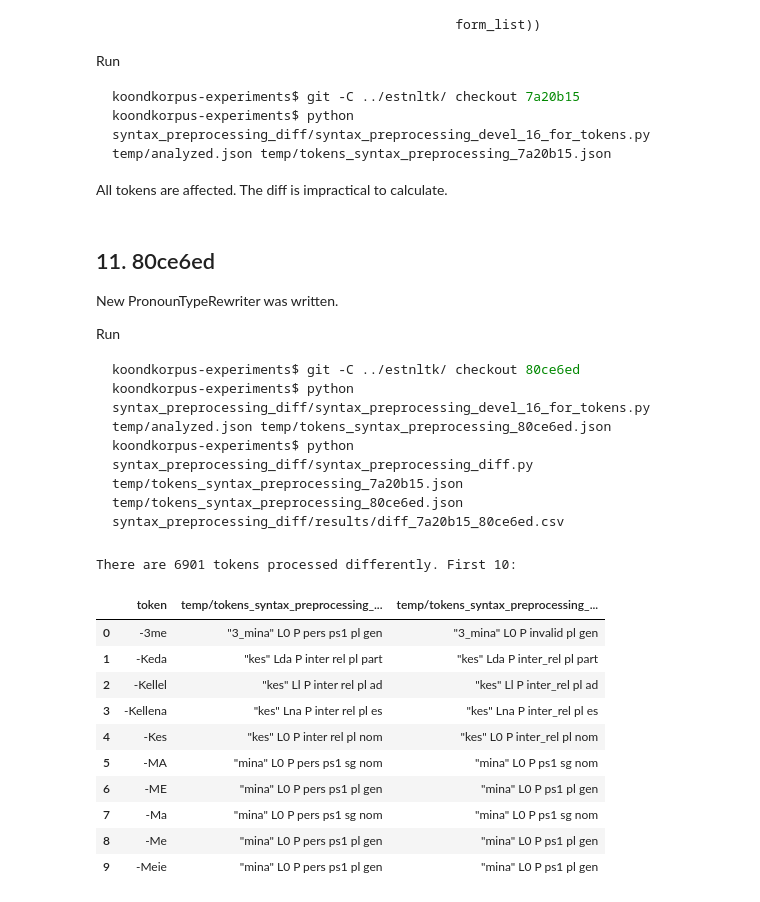
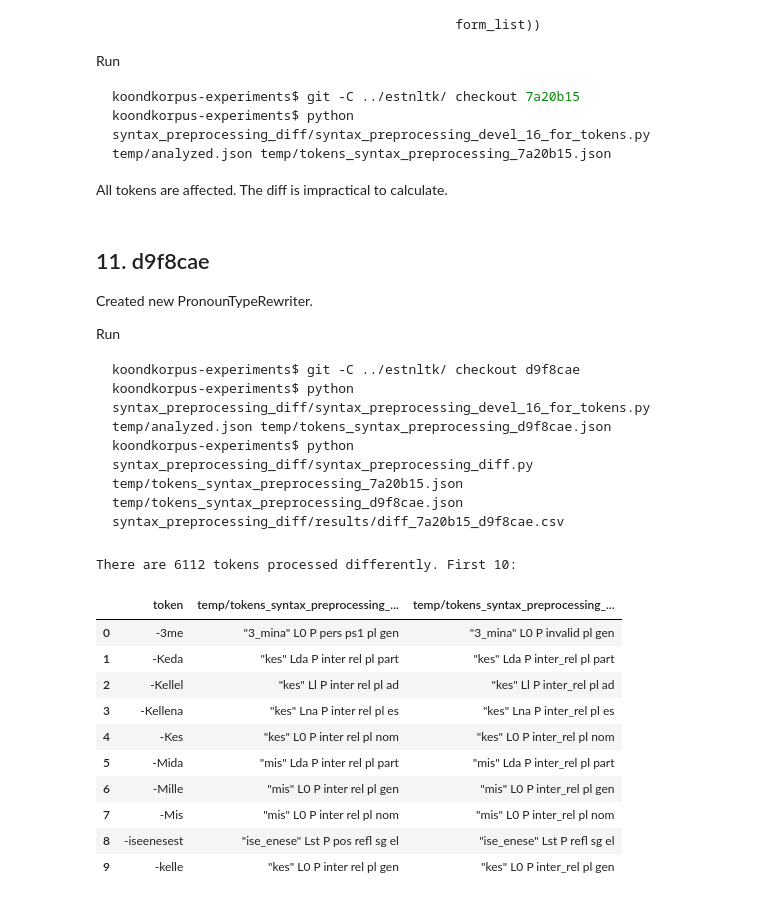
Before and after one commit to estnltk/koondkorpus-experiments, a Jupyter notebook: syntax_preprocessing_diff/syntax_preprocessing_diff.ipynb, the cells around one changed output. Cells and saved outputs as stored; diff of their text form; code cells hidden in the pictures.

Commit message:
new diff for updated PronounTypeRewriter

````diff
--- a/syntax_preprocessing_diff/syntax_preprocessing_diff.ipynb
+++ b/syntax_preprocessing_diff/syntax_preprocessing_diff.ipynb
@@ -12,3 +1,14 @@ def show_diff(file):
+# %%
+import pandas
+def show_diff(file):
+    df = pandas.DataFrame.from_csv(file, index_col=None)
+    if len(df) > 10:
+        print('There are', len(df), 'tokens processed differently. First 10:')
+    elif len(df):
+        print('There are', len(df), 'tokens processed differently:')
+    else:
+        print('No differences.')
+    return df[:10]
 # %% [markdown]
 # Syntax preprocessing diff
 
@@ -344,29 +344,29 @@ koondkorpus-experiments$ python syntax_preprocessing_diff/syntax_preprocessing_d
 ```
 All tokens are affected. The diff is impractical to calculate.
 # %% [markdown]
-## 11. 80ce6ed
+## 11. d9f8cae
 
-New PronounTypeRewriter was written.
+Created new PronounTypeRewriter.
 
 Run
 
 ```bash
-koondkorpus-experiments$ git -C ../estnltk/ checkout 80ce6ed
-koondkorpus-experiments$ python syntax_preprocessing_diff/syntax_preprocessing_devel_16_for_tokens.py temp/analyzed.json temp/tokens_syntax_preprocessing_80ce6ed.json
-koondkorpus-experiments$ python syntax_preprocessing_diff/syntax_preprocessing_diff.py temp/tokens_syntax_preprocessing_7a20b15.json temp/tokens_syntax_preprocessing_80ce6ed.json syntax_preprocessing_diff/results/diff_7a20b15_80ce6ed.csv
+koondkorpus-experiments$ git -C ../estnltk/ checkout d9f8cae
+koondkorpus-experiments$ python syntax_preprocessing_diff/syntax_preprocessing_devel_16_for_tokens.py temp/analyzed.json temp/tokens_syntax_preprocessing_d9f8cae.json
+koondkorpus-experiments$ python syntax_preprocessing_diff/syntax_preprocessing_diff.py temp/tokens_syntax_preprocessing_7a20b15.json temp/tokens_syntax_preprocessing_d9f8cae.json syntax_preprocessing_diff/results/diff_7a20b15_d9f8cae.csv
 ```
 # %%
-show_diff('results/diff_7a20b15_80ce6ed.csv')
+show_diff('results/diff_7a20b15_d9f8cae.csv')
 # %% [output]
-There are 6901 tokens processed differently. First 10:
+There are 6112 tokens processed differently. First 10:
 |  | token | temp/tokens_syntax_preprocessing_... | temp/tokens_syntax_preprocessing_... |
 | 0 | -3me | "3_mina" L0 P pers ps1 pl gen | "3_mina" L0 P invalid pl gen |
 | 1 | -Keda | "kes" Lda P inter rel pl part | "kes" Lda P inter_rel pl part |
 | 2 | -Kellel | "kes" Ll P inter rel pl ad | "kes" Ll P inter_rel pl ad |
 | 3 | -Kellena | "kes" Lna P inter rel pl es | "kes" Lna P inter_rel pl es |
 | 4 | -Kes | "kes" L0 P inter rel pl nom | "kes" L0 P inter_rel pl nom |
-| 5 | -MA | "mina" L0 P pers ps1 sg nom | "mina" L0 P ps1 sg nom |
-| 6 | -ME | "mina" L0 P pers ps1 pl gen | "mina" L0 P ps1 pl gen |
-| 7 | -Ma | "mina" L0 P pers ps1 sg nom | "mina" L0 P ps1 sg nom |
-| 8 | -Me | "mina" L0 P pers ps1 pl gen | "mina" L0 P ps1 pl gen |
-| 9 | -Meie | "mina" L0 P pers ps1 pl gen | "mina" L0 P ps1 pl gen |
+| 5 | -Mida | "mis" Lda P inter rel pl part | "mis" Lda P inter_rel pl part |
+| 6 | -Mille | "mis" L0 P inter rel pl gen | "mis" L0 P inter_rel pl gen |
+| 7 | -Mis | "mis" L0 P inter rel pl nom | "mis" L0 P inter_rel pl nom |
+| 8 | -iseenesest | "ise_enese" Lst P pos refl sg el | "ise_enese" Lst P refl sg el |
+| 9 | -kelle | "kes" L0 P inter rel pl gen | "kes" L0 P inter_rel pl gen |
````
Also changed, not shown: parts of 2 cells of this notebook, 2 other files.
